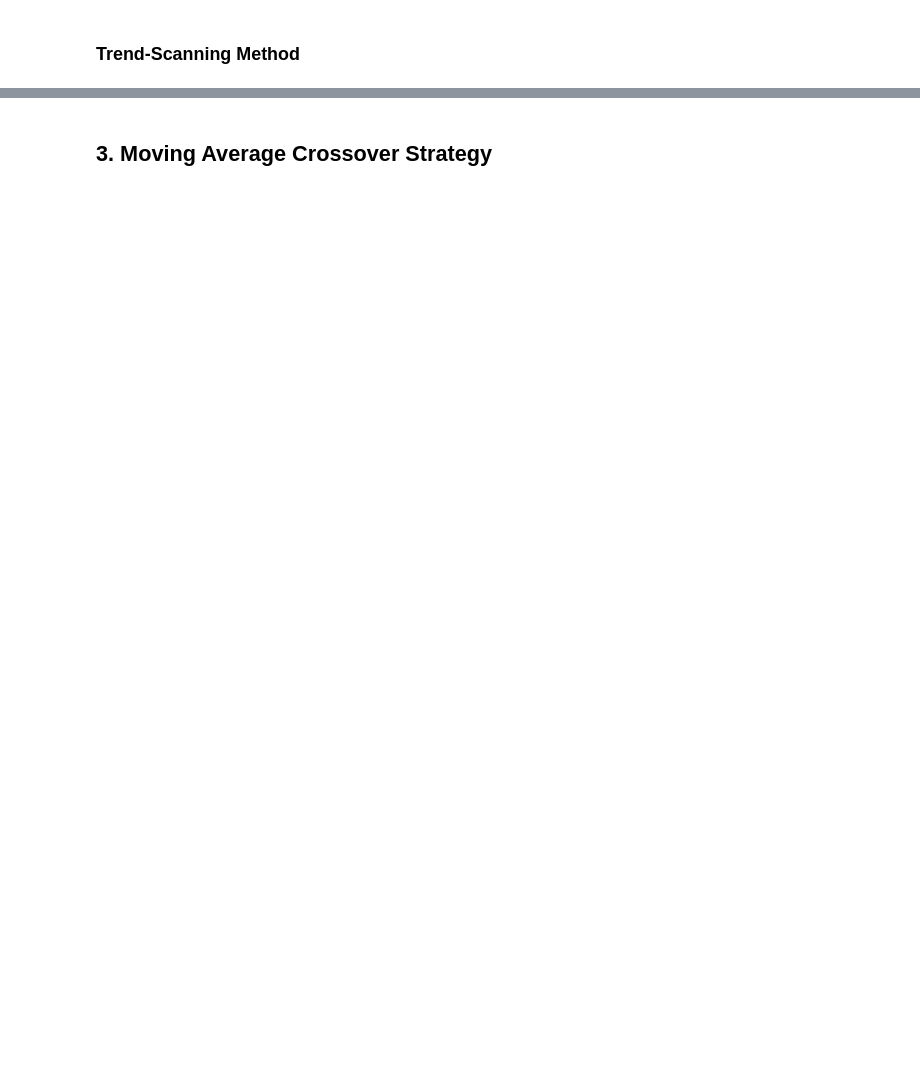
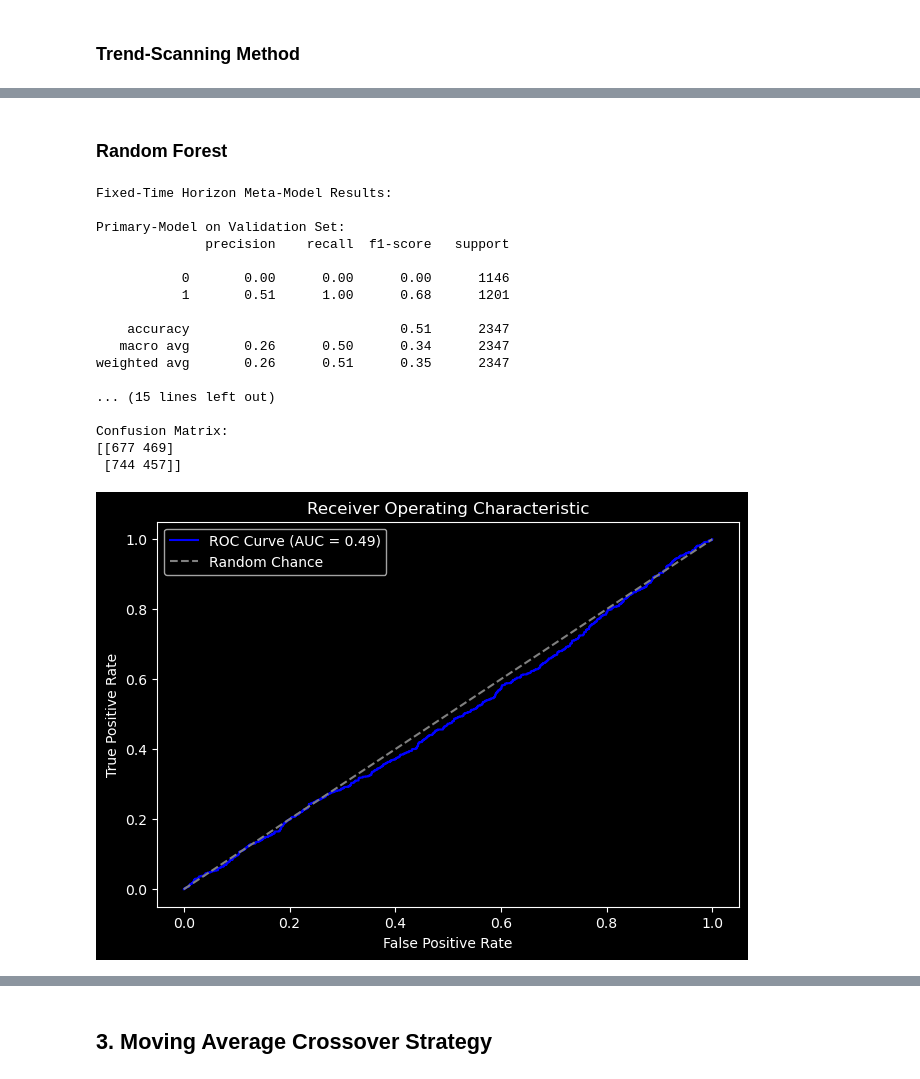
Before and after one commit to pnjoroge54/Machine-Learning-Blueprint, a Jupyter notebook: notebooks/Part_3-Labeling.ipynb, the cells around one changed output, grey strips where cells are left out. Drawn from its saved outputs; the diff is of its cells as text; code cells hidden in the pictures; blank space fills up the shorter version.

```diff
--- a/notebooks/Part_3-Labeling.ipynb
+++ b/notebooks/Part_3-Labeling.ipynb
@@ -140,0 +154,10 @@ def get_data(symbol, timeframe, dirpath="data"):
+# %%
+from afml.strategies.bollinger_features import create_bollinger_features
+
+bb_period, bb_std = 20, 1.5 # Bollinger Band parameters
+bb_strategy = BollingerMeanReversionStrategy(window=bb_period, num_std=bb_std)
+
+lookback = 10
+bb_feat = create_bollinger_features(bb_df, lookback, bb_period, bb_std)
+bb_feat["side"] = bb_strategy.generate_signals(bb_df)
+bb_feat.info()
@@ -371,0 +284,2 @@ Bollinger_w20_std1.5_trend_scanning:
+# %% [markdown]
+### Random Forest
@@ -371,0 +410,25 @@ Bollinger_w20_std1.5_trend_scanning:
+# %%
+model_bb_fh = train_meta_model(model=rf, features=bb_feat.reindex(bb_events_fh.index), labels=bb_events_fh)
+print("Fixed-Time Horizon Meta-Model Results:\n")
+meta_labelling_reports(
+    model_bb_fh.y_test, model_bb_fh.w_test, model_bb_fh.pred, model_bb_fh.prob, plot_roc=True
+    )
+# %% [output]
+Fixed-Time Horizon Meta-Model Results:
+
+Primary-Model on Validation Set:
+              precision    recall  f1-score   support
+
+           0       0.00      0.00      0.00      1146
+           1       0.51      1.00      0.68      1201
+
+    accuracy                           0.51      2347
+   macro avg       0.26      0.50      0.34      2347
+weighted avg       0.26      0.51      0.35      2347
+
+... (15 lines left out)
+
+Confusion Matrix:
+[[677 469]
+ [744 457]]
+[figure, added]
```
Also changed, not shown: parts of 37 cells of this notebook.
